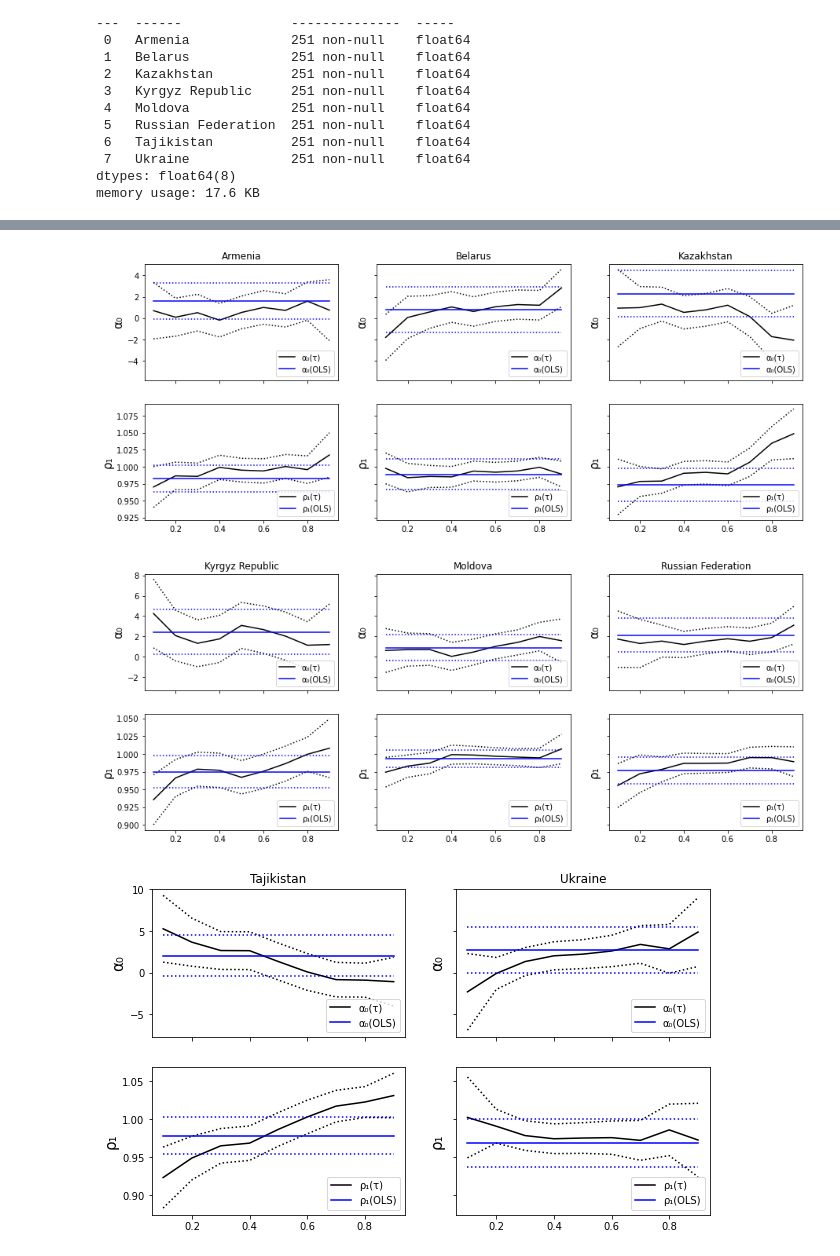
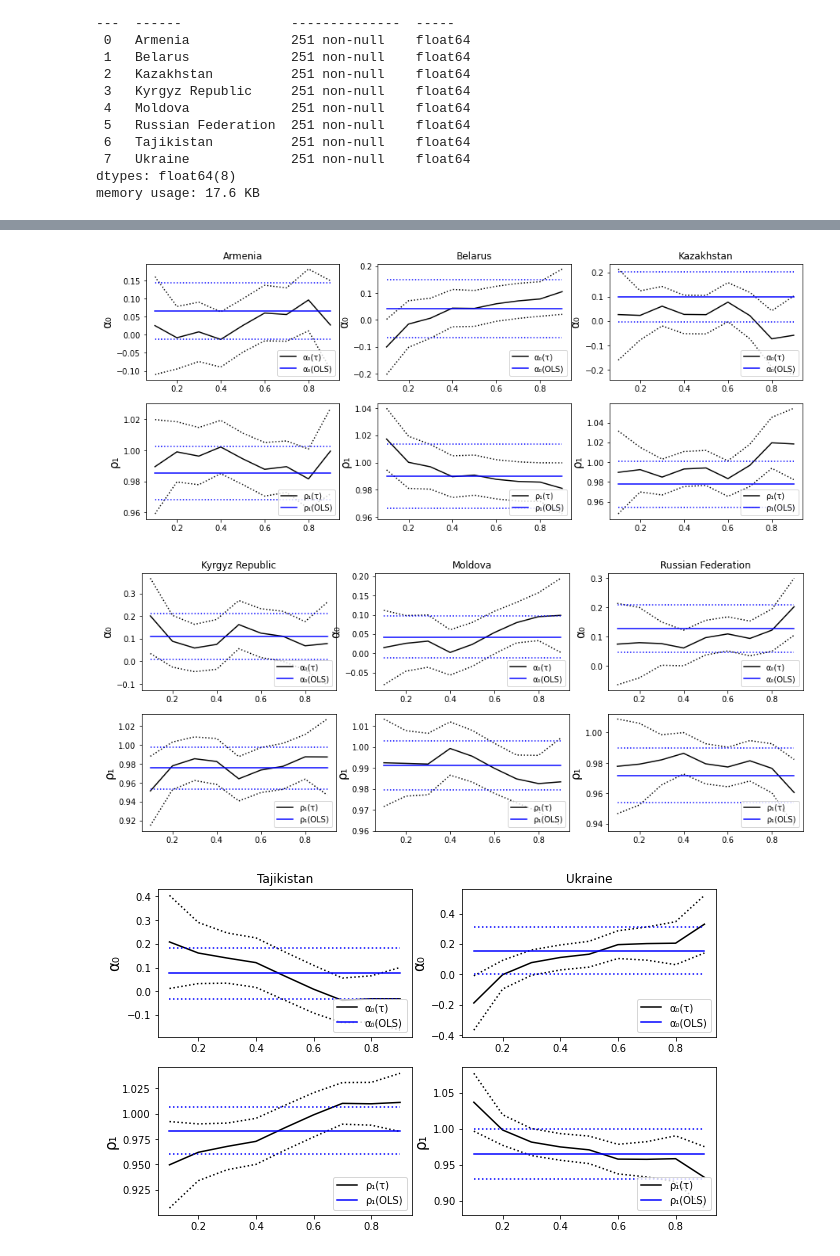
Before and after one commit to vlad-yeghiazaryan/PPP-in-EAEU, a Jupyter notebook: PPP_in_EAEU.ipynb, the cells around one changed output, grey strips where cells are left out. Saved outputs shown, nothing was run; the diff lists cells and outputs as text; code cells hidden in the pictures.

```diff
--- a/PPP_in_EAEU.ipynb
+++ b/PPP_in_EAEU.ipynb
@@ -78,6 +127,11 @@ startDate = '2000-01-01'
 startDateWithoutTaj = '1995-01-01'
 
 data = broadREERs[countries].loc[startDate:]
+
+# Changing data
+dataLogs = data.apply(np.log, axis=1)
+dataPtC = dataLogs.diff()[1:]
+
 data.info()
 # %% [output]
 <class 'pandas.core.frame.DataFrame'>
@@ -161,8 +217,8 @@ univariate(data)
 # %%
-comparisonPlots(data)
+comparisonPlots(dataLogs)
 plt.show()
 # %% [output]
-[figure, old version]
+[figure, new version]
-[figure, old version]
+[figure, new version]
-[figure, old version]
+[figure, new version]
 # %%
```
Also changed, not shown: parts of 12 cells of this notebook, 17 other files.
